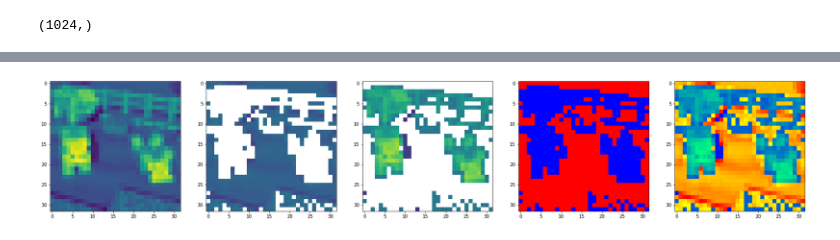
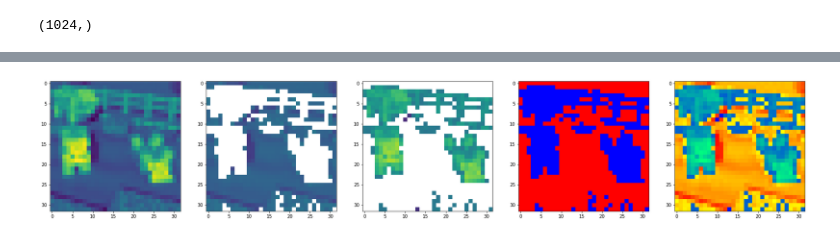
Before and after one commit to yungyuc/nsdhw_21sp, a Jupyter notebook: proposal/veax-void/Idea_test.ipynb, the cells around one changed output, grey strips where cells are left out. Saved outputs shown, nothing was run; the diff lists cells and outputs as text; code cells hidden in the pictures.

```diff
--- a/proposal/veax-void/Idea_test.ipynb
+++ b/proposal/veax-void/Idea_test.ipynb
@@ -16,8 +22,9 @@ crimg.shape
 # %% [output]
 (32, 32)
 # %%
+image = crimg
 plt.figure(figsize=(10,10))
-plt.imshow(crimg, 'gray')
+plt.imshow(image, 'gray')
 # %% [output]
 <matplotlib.image.AxesImage at 0x...>
 [figure]
@@ -89,0 +62,2 @@ kW = np.exp(-kbeta*kW**2)
+# %%
+graph = PIG(image)
@@ -185,3 +107,7 @@ plt.plot(x)
+# %%
+N = len(graph)
+x = graph.x
+ground_node = graph.ground_node
 # %%
 new_x = np.zeros(N)
 new_x[:ground_node] = x[:ground_node]
@@ -263,22 +118,20 @@ mask_2 = crimg.flatten()[new_x<0]
 # %%
-# mask_1.reshape(32,32)
-
-# threshold =  all_th[60]
-threshold = lower_th
+threshold =  graph.threshold
+# threshold = lower_th
 
 rnew_x = new_x.reshape(size)
 
-fig,ax = plt.subplots(1,5,figsize=(30,10))
+fig,ax = plt.subplots(1,5,figsize=(30,15))
 
 ax[0].imshow(crimg)
-ax[1].imshow(np.ma.masked_where(rnew_x >= threshold, crimg), vmin=0, vmax=1)
-ax[2].imshow(np.ma.masked_where(rnew_x < threshold, crimg), vmin=0, vmax=1)
+ax[1].imshow(np.ma.masked_where(rnew_x > threshold, crimg), vmin=0, vmax=1)
+ax[2].imshow(np.ma.masked_where(rnew_x <= threshold, crimg), vmin=0, vmax=1)
 
-ax[3].imshow(np.ma.masked_where(rnew_x >= threshold, rnew_x >= threshold), 'autumn')
-ax[3].imshow(np.ma.masked_where(rnew_x < threshold, rnew_x < threshold), 'winter')
+ax[3].imshow(np.ma.masked_where(rnew_x > threshold, rnew_x >= threshold), 'autumn')
+ax[3].imshow(np.ma.masked_where(rnew_x <= threshold, rnew_x < threshold), 'winter')
 
 ax[4].imshow(np.ma.masked_where(rnew_x > threshold, crimg), 'autumn')
-ax[4].imshow(np.ma.masked_where(rnew_x < threshold, crimg), 'winter')
+ax[4].imshow(np.ma.masked_where(rnew_x <= threshold, crimg), 'winter')
 fig.show()
 # %% [output]
-[figure, old version]
+[figure, new version]
```
Also changed, not shown: parts of 32 cells of this notebook, 1 other file.
